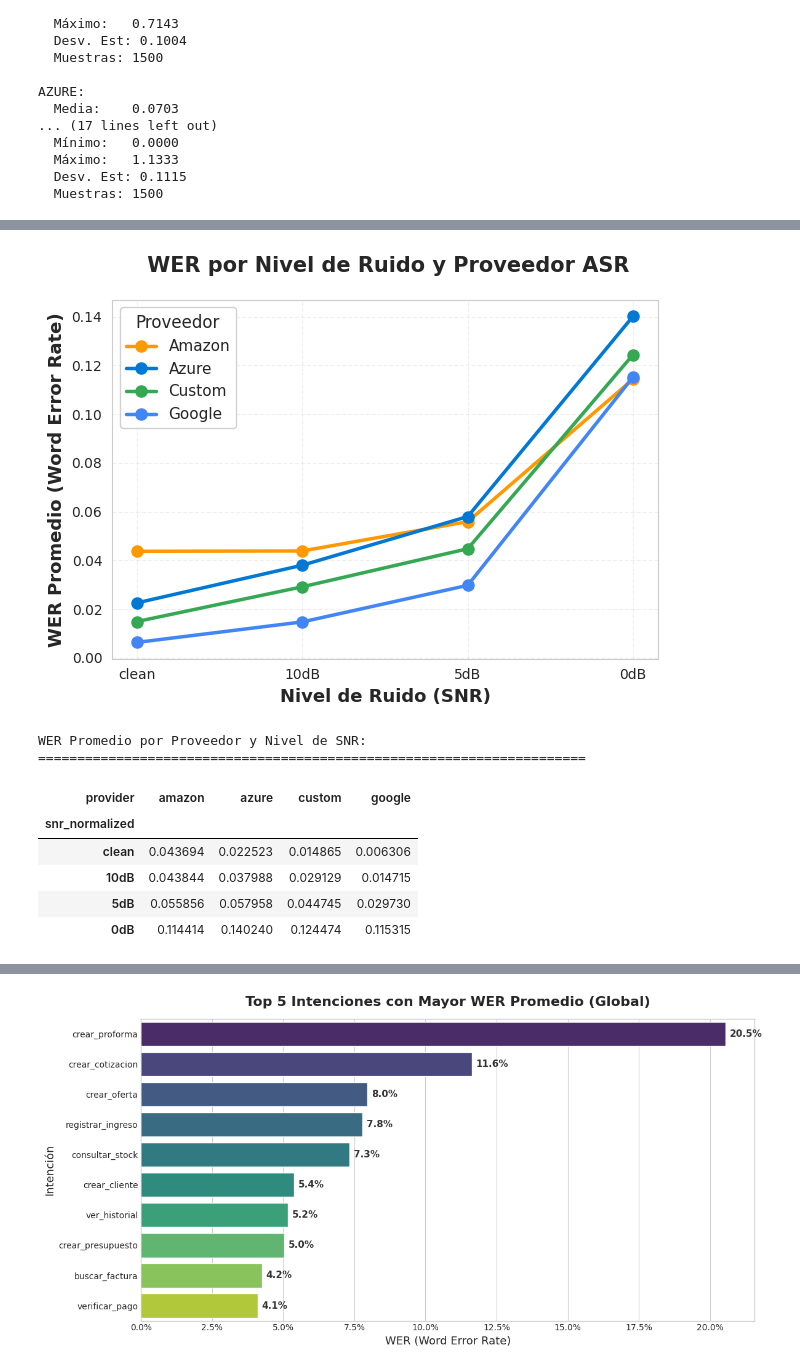
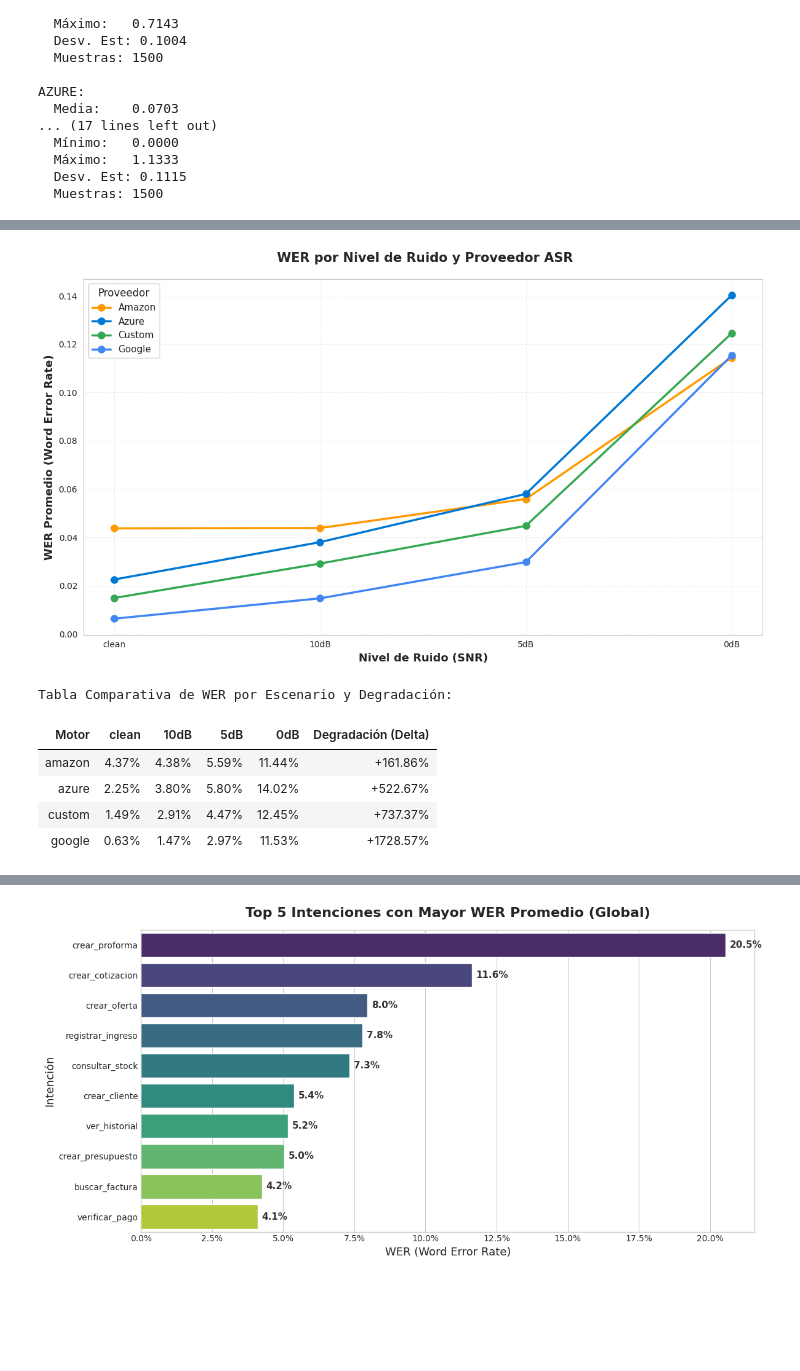
Before and after one commit to agomezb/ASR-Comparative, a Jupyter notebook: analisis.ipynb, the cells around one changed output, grey strips where cells are left out. Cells and saved outputs as stored; diff of their text form; code cells hidden in the pictures; blank space fills up the shorter version.

```diff
--- a/analisis.ipynb
+++ b/analisis.ipynb
@@ -231,4 +256,6 @@ Providers found: ['amazon', 'azure', 'custom', 'google']
 # %%
+# Configurar el tamaño de la figura explícitamente para esta celda
+plt.figure(figsize=(12, 7))
 
 # Definir colores para cada proveedor
 colors = {
@@ -251,62 +278,67 @@ for provider in providers:
     plt.plot(provider_full['snr_normalized'],
              provider_full['wer'],
              marker='o',
              linewidth=2.5,
              markersize=8,
              label=provider.capitalize(),
              color=colors.get(provider, None),
              linestyle='-')
 
 # Configurar el gráfico
 plt.xlabel('Nivel de Ruido (SNR)', fontsize=13, fontweight='bold')
 plt.ylabel('WER Promedio (Word Error Rate)', fontsize=13, fontweight='bold')
 plt.title(' WER por Nivel de Ruido y Proveedor ASR',
           fontsize=15, fontweight='bold', pad=20)
 
 # Configurar leyenda
 plt.legend(title='Proveedor', fontsize=11, title_fontsize=12,
            loc='best', framealpha=0.9)
 
 # Configurar grid
 plt.grid(True, alpha=0.3, linestyle='--')
 
 # Ajustar layout
 plt.tight_layout()
 plt.show()
 
-# Mostrar tabla de datos resumen
-print("\nWER Promedio por Proveedor y Nivel de SNR:")
-print("="*70)
-pivot_table = wer_by_provider_snr.pivot(index='snr_normalized',
-                                         columns='provider',
-                                         values='wer')
-# Reordenar las filas según snr_order
-pivot_table = pivot_table.reindex([snr for snr in snr_order if snr in pivot_table.index])
-display(pivot_table)
+# --- Generar Tabla Comparativa Solicitada ---
 
-# Mostrar estadísticas adicionales
-print("\n\nComparación de Degradación del WER:")
-for provider in providers:
-    provider_data = wer_by_provider_snr[wer_by_provider_snr['provider'] == provider]
-    provider_data = provider_data.set_index('snr_normalized').reindex(snr_order)
+# Pivotar la tabla: Filas=Provider, Columnas=SNR
+detailed_table = wer_by_provider_snr.pivot(index='provider',
+                                           columns='snr_normalized',
+                                           values='wer')
 
-    if 'clean' in provider_data.index and not pd.isna(provider_data.loc['clean', 'wer']):
-        clean_wer = provider_data.loc['clean', 'wer']
-        print(f"\n{provider.upper()}:")
-        print(f"  WER en condiciones limpias (clean): {clean_wer:.4f}")
+# Asegurar el orden de las columnas de SNR
+columns_order = [c for c in snr_order if c in detailed_table.columns]
+detailed_table = detailed_table[columns_order]
 
-        if '0dB' in provider_data.index and not pd.isna(provider_data.loc['0dB', 'wer']):
-            worst_wer = provider_data.loc['0dB', 'wer']
-            degradation = ((worst_wer - clean_wer) / clean_wer) * 100
-            print(f"  WER en peor condición (0dB): {worst_wer:.4f}")
-            print(f"  Degradación: {degradation:.2f}%")
+# Calcular Degradación (Delta)
+# Se calcula como el incremento porcentual del WER desde 'clean' hasta '0dB'
+if 'clean' in detailed_table.columns and '0dB' in detailed_table.columns:
+    detailed_table['Degradación (Delta)'] = (detailed_table['0dB'] - detailed_table['clean']) / detailed_table['clean']
+
+# Resetear índice y renombrar columna de proveedor
+detailed_table = detailed_table.reset_index().rename(columns={'provider': 'Motor'})
+
+# Mostrar tabla formateada
+print("\nTabla Comparativa de WER por Escenario y Degradación:")
+display(detailed_table.style.format({
+    'clean': '{:.2%}',
+    '10dB': '{:.2%}',
+    '5dB': '{:.2%}',
+    '0dB': '{:.2%}',
+    'Degradación (Delta)': '{:+.2%}'
+}).hide(axis='index').set_properties(**{
+    'text-align': 'center',
+    'padding': '8px'
+}).set_table_styles([
+    {'selector': 'th', 'props': [('text-align', 'center'), ('font-weight', 'bold')]}
+]))
 # %% [output]
-[figure, old version]
+[figure, new version]
-WER Promedio por Proveedor y Nivel de SNR:
-======================================================================
+Tabla Comparativa de WER por Escenario y Degradación:
-| provider | amazon | azure | custom | google |
-| snr_normalized |  |  |  |  |
-| clean | 0.043694 | 0.022523 | 0.014865 | 0.006306 |
-| 10dB | 0.043844 | 0.037988 | 0.029129 | 0.014715 |
-| 5dB | 0.055856 | 0.057958 | 0.044745 | 0.029730 |
-| 0dB | 0.114414 | 0.140240 | 0.124474 | 0.115315 |
+| Motor | clean | 10dB | 5dB | 0dB | Degradación (Delta) |
+| amazon | 4.37% | 4.38% | 5.59% | 11.44% | +161.86% |
+| azure | 2.25% | 3.80% | 5.80% | 14.02% | +522.67% |
+| custom | 1.49% | 2.91% | 4.47% | 12.45% | +737.37% |
+| google | 0.63% | 1.47% | 2.97% | 11.53% | +1728.57% |
```
Also changed, not shown: parts of 21 cells of this notebook, 2 other files.
